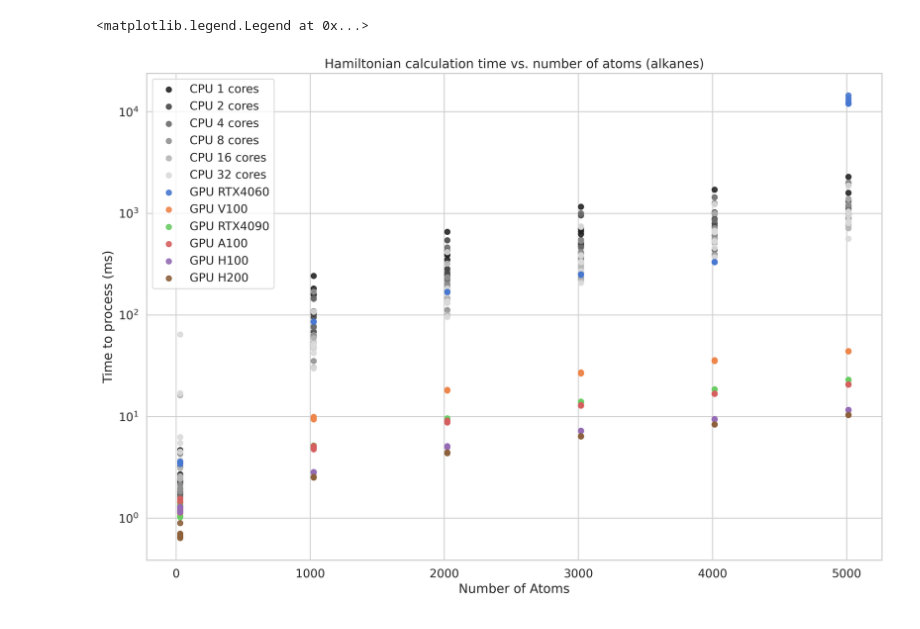
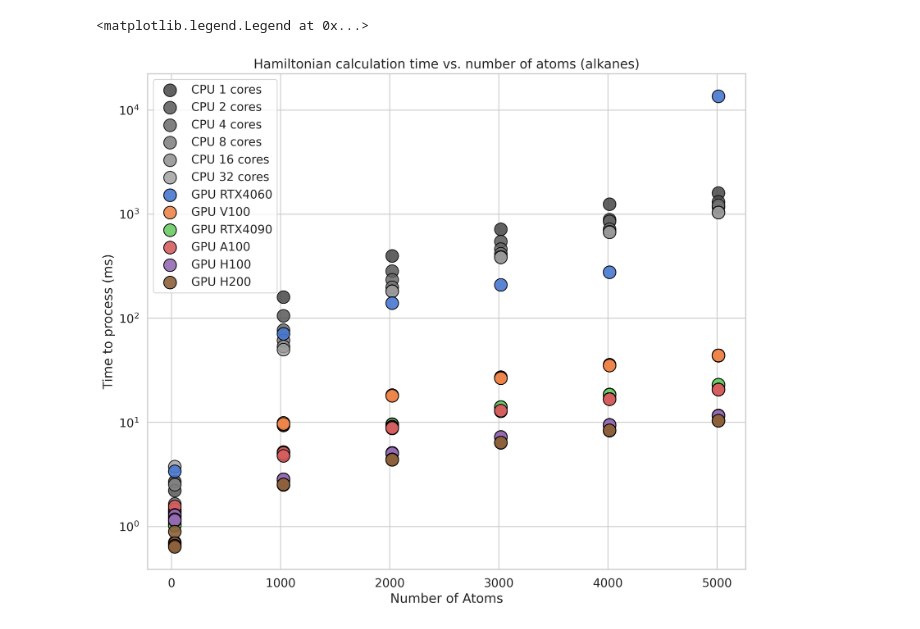
Before and after one commit to tornikeo/tblite, a Jupyter notebook: notes/make_figures.ipynb, the cells around one changed output. Drawn from its saved outputs; the diff is of its cells as text; code cells hidden in the pictures.

```diff
--- a/notes/make_figures.ipynb
+++ b/notes/make_figures.ipynb
@@ -7,7 +1,12 @@ import seaborn as sns
 # %%
-# load rtx4060 data
+import pandas as pd
+import numpy as np
+import os
+import matplotlib.pyplot as plt
+import seaborn as sns
+
 all_data = []
-for ncpu in [1, 2, 4, 8, 16, 32]:
+for ncpu in [1, ]:
     df = pd.read_csv(f'notes/data/rtx4060/{ncpu}cpu.csv')
     df['gpu_type'] = 'rtx4060'
     df['ncpu'] = ncpu
@@ -68,7 +67,7 @@ df
 # First plot, plot 1/cpu_time and 1/gpu_time, over increasing number of atoms `nat` (x-axis).
 # Lines: gray to black CPU, 1, 2, ... 32
 # Lines: nvidia green, GPUs, rtx4060, rtx4090, h100
-plt.figure(figsize=(15, 10), dpi=300)
+plt.figure(figsize=(12, 10), dpi=300)
 sns.set_style("whitegrid")
 sns.set_palette("dark")
 sns.set_context("notebook", font_scale=1.2)
@@ -81,18 +80,19 @@ cpu_cores = df['ncpu']
 gpu_times = df['gpu_time']
 gpu_types = df['gpu_type']
 
-cpu_palette = sns.color_palette("gray", n_colors=6)  # 6 shades of gray for 1, 2, 4, 8, 16, 32 cores
+cpu_palette = sns.color_palette("gray", n_colors=12)  # 6 shades of gray for 1, 2, 4, 8, 16, 32 cores
 for i, ncpu in enumerate([1, 2, 4, 8, 16, 32]):
-  mask = (cpu_cores == ncpu)
+  mask = (cpu_cores == ncpu) & (gpu_types == 'h200')
   plt.scatter(natoms[mask], cpu_times[mask],
-           label=f'CPU {ncpu} cores', color=cpu_palette[i], alpha=0.9)
+           label=f'CPU {ncpu} cores',
+           color=cpu_palette[i + 2], alpha=0.8, marker='o', s=200, edgecolor='black')
 
 # gpu_palette = sns.color_palette("Greens", n_colors=6)  # 3 shades of green for rtx4060, rtx4090, h100
-gpu_palette = sns.color_palette("bright", n_colors=12)  # Bright palette for GPUs
-for i, gpu_type in enumerate(['rtx4060', 'rtx4090', 'a100', 'h100', 'h200']):
+gpu_palette = sns.color_palette("muted", n_colors=12)  # Viridis palette for GPUs
+for i, gpu_type in enumerate(['rtx4060', 'v100', 'rtx4090', 'a100', 'h100', 'h200']):
   mask = (gpu_types == gpu_type)
   color = gpu_palette[i]
-  plt.scatter(natoms[mask], gpu_times[mask], label=f'GPU {gpu_type.upper()}', color=color, alpha=0.9)
+  plt.scatter(natoms[mask], gpu_times[mask], label=f'GPU {gpu_type.upper()}', color=color, alpha=0.9, marker='o', s=200, edgecolor='black')
 
 plt.xlabel('Number of Atoms')
 plt.ylabel('Time to process (ms)')
@@ -106,37 +106,38 @@ plt.legend()
 # First plot, plot 1/cpu_time and 1/gpu_time, over increasing number of atoms `nat` (x-axis).
 # Lines: gray to black CPU, 1, 2, ... 32
 # Lines: nvidia green, GPUs, rtx4060, rtx4090, h100
-plt.figure(figsize=(15, 10), dpi=300)
+plt.figure(figsize=(12, 10), dpi=300)
 sns.set_style("whitegrid")
 sns.set_palette("dark")
 sns.set_context("notebook", font_scale=1.2)
 
 # Plot CPU data
 df = alkanes.sort_values(by='nat')
 natoms = df['nat']
 cpu_times = df['cpu_time']
 cpu_cores = df['ncpu']
 gpu_times = df['gpu_time']
 gpu_types = df['gpu_type']
 
-cpu_palette = sns.color_palette("gray", n_colors=6)  # 6 shades of gray for 1, 2, 4, 8, 16, 32 cores
+cpu_palette = sns.color_palette("gray", n_colors=12)  # 6 shades of gray for 1, 2, 4, 8, 16, 32 cores
 for i, ncpu in enumerate([1, 2, 4, 8, 16, 32]):
-  mask = (cpu_cores == ncpu)
+  mask = (cpu_cores == ncpu) & (gpu_types == 'h200')
   plt.scatter(natoms[mask], cpu_times[mask],
-           label=f'CPU {ncpu} cores', color=cpu_palette[i], alpha=0.9)
+           label=f'CPU {ncpu} cores',
+           color=cpu_palette[i + 2], alpha=0.8, marker='o', s=200, edgecolor='black')
 
 # gpu_palette = sns.color_palette("Greens", n_colors=6)  # 3 shades of green for rtx4060, rtx4090, h100
 gpu_palette = sns.color_palette("muted", n_colors=12)  # Viridis palette for GPUs
 for i, gpu_type in enumerate(['rtx4060', 'v100', 'rtx4090', 'a100', 'h100', 'h200']):
   mask = (gpu_types == gpu_type)
   color = gpu_palette[i]
-  plt.scatter(natoms[mask], gpu_times[mask], label=f'GPU {gpu_type.upper()}', color=color, alpha=0.9)
+  plt.scatter(natoms[mask], gpu_times[mask], label=f'GPU {gpu_type.upper()}', color=color, alpha=0.9, marker='o', s=200, edgecolor='black')
 
 plt.xlabel('Number of Atoms')
 plt.ylabel('Time to process (ms)')
 plt.yscale('log')
 plt.title('Hamiltonian calculation time vs. number of atoms (alkanes)')
 plt.legend()
 # %% [output]
 <matplotlib.legend.Legend at 0x...>
-[figure, old version]
+[figure, new version]
```
Also changed, not shown: parts of 10 cells of this notebook, 17 other files.
